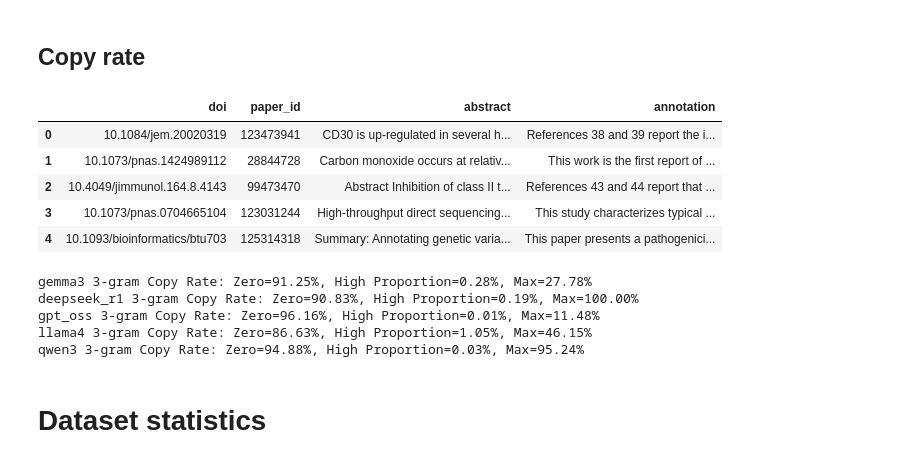
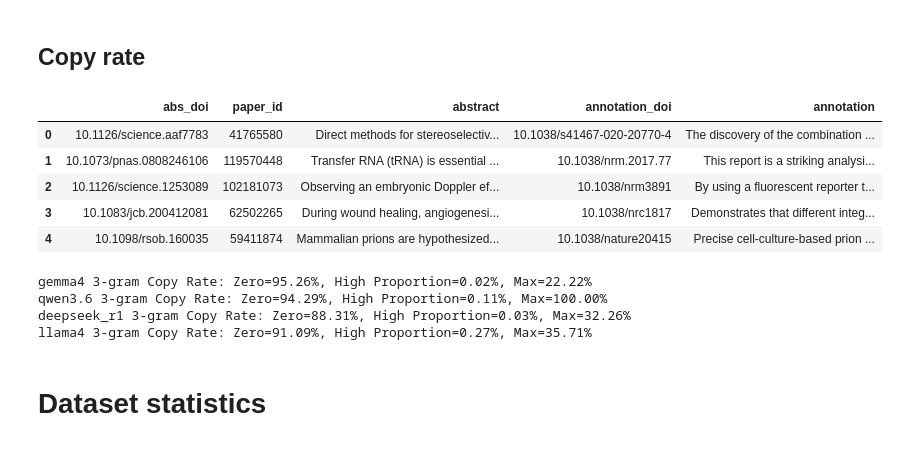
Before and after one commit to netknowledge/LLM_summarization, a Jupyter notebook: dataset_description/statistics.ipynb, the cells around one changed output. Drawn from its saved outputs; the diff is of its cells as text; code cells hidden in the pictures.

```diff
--- a/dataset_description/statistics.ipynb
+++ b/dataset_description/statistics.ipynb
@@ -357,15 +347,15 @@ plt.show()
 # %% [markdown]
 ## Copy rate
 # %%
-train = pd.read_csv('~/projects/TLDR/data/paper_html_10.1038/abs_annotation/train.tsv', sep='\t')
+train = pd.read_csv('~/projects/TLDR/data/paper_html_10.1038/abs_annotation/icl.tsv', sep='\t')
 train
 # %% [output]
-|  | doi | paper_id | abstract | annotation |
-| 0 | 10.1084/jem.20020319 | 123473941 | CD30 is up-regulated in several h... | References 38 and 39 report the i... |
-| 1 | 10.1073/pnas.1424989112 | 28844728 | Carbon monoxide occurs at relativ... | This work is the first report of ... |
-| 2 | 10.4049/jimmunol.164.8.4143 | 99473470 | Abstract Inhibition of class II t... | References 43 and 44 report that ... |
-| 3 | 10.1073/pnas.0704665104 | 123031244 | High-throughput direct sequencing... | This study characterizes typical ... |
-| 4 | 10.1093/bioinformatics/btu703 | 125314318 | Summary: Annotating genetic varia... | This paper presents a pathogenici... |
+|  | abs_doi | paper_id | abstract | annotation_doi | annotation |
+| 0 | 10.1126/science.aaf7783 | 41765580 | Direct methods for stereoselectiv... | 10.1038/s41467-020-20770-4 | The discovery of the combination ... |
+| 1 | 10.1073/pnas.0808246106 | 119570448 | Transfer RNA (tRNA) is essential ... | 10.1038/nrm.2017.77 | This report is a striking analysi... |
+| 2 | 10.1126/science.1253089 | 102181073 | Observing an embryonic Doppler ef... | 10.1038/nrm3891 | By using a fluorescent reporter t... |
+| 3 | 10.1083/jcb.200412081 | 62502265 | During wound healing, angiogenesi... | 10.1038/nrc1817 | Demonstrates that different integ... |
+| 4 | 10.1098/rsob.160035 | 59411874 | Mammalian prions are hypothesized... | 10.1038/nature20415 | Precise cell-culture-based prion ... |
 # %%
 def ngram_copy_rate(df, model_col: str, train_samples: list, n: int = 3, threshold: float = 0.5):
     """
@@ -398,15 +388,16 @@ def ngram_copy_rate(df, model_col: str, train_samples: list, n: int = 3, thresho
 
     return zero_copy_rate, high_copy_rate, max_copy_rate
 # %%
-for model_name in ['gemma3', 'deepseek_r1', 'gpt_oss', 'llama4', 'qwen3']:
+for model_name in ['gemma4','qwen3.6', 'deepseek_r1', 'llama4',
+                   # 'gpt_oss'
+                  ]:
     zero, high, maxv = ngram_copy_rate(df, model_name, train['abstract'].to_list()+train['annotation'].to_list(), n=3, threshold=0.1)
     print(f"{model_name} 3-gram Copy Rate: Zero={zero:.2f}%, High Proportion={high:.2f}%, Max={maxv:.2f}%")
 # %% [output]
-gemma3 3-gram Copy Rate: Zero=91.25%, High Proportion=0.28%, Max=27.78%
-deepseek_r1 3-gram Copy Rate: Zero=90.83%, High Proportion=0.19%, Max=100.00%
-gpt_oss 3-gram Copy Rate: Zero=96.16%, High Proportion=0.01%, Max=11.48%
-llama4 3-gram Copy Rate: Zero=86.63%, High Proportion=1.05%, Max=46.15%
-qwen3 3-gram Copy Rate: Zero=94.88%, High Proportion=0.03%, Max=95.24%
+gemma4 3-gram Copy Rate: Zero=95.26%, High Proportion=0.02%, Max=22.22%
+qwen3.6 3-gram Copy Rate: Zero=94.29%, High Proportion=0.11%, Max=100.00%
+deepseek_r1 3-gram Copy Rate: Zero=88.31%, High Proportion=0.03%, Max=32.26%
+llama4 3-gram Copy Rate: Zero=91.09%, High Proportion=0.27%, Max=35.71%
 # %% [markdown]
 # Dataset statistics
 # %% [markdown]
```
Also changed, not shown: parts of 37 cells of this notebook, 4 other files.
